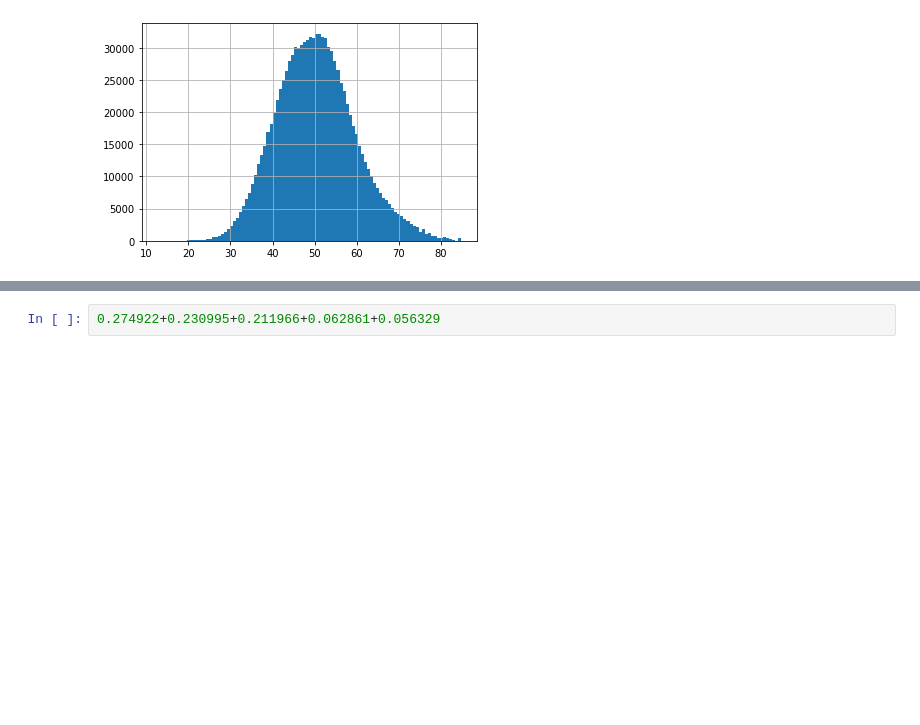
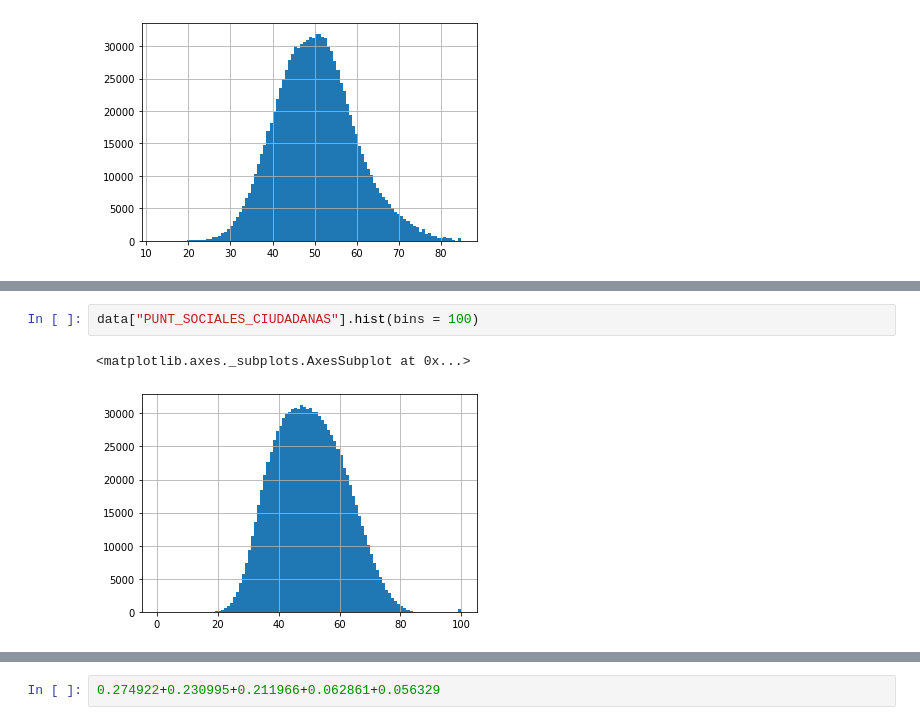
Before and after one commit to dsgantivac/DataMiningProject, a Jupyter notebook: Analisis exploratorio Reduced.ipynb, the cells around one changed output, grey strips where cells are left out. Drawn from its saved outputs; the diff is of its cells as text; blank space fills up the shorter version.

```diff
--- a/Analisis exploratorio Reduced.ipynb
+++ b/Analisis exploratorio Reduced.ipynb
@@ -240,0 +281,5 @@ dtype: int64
+# %%
+data["PUNT_SOCIALES_CIUDADANAS"].hist(bins = 100)
+# %% [output]
+<matplotlib.axes._subplots.AxesSubplot at 0x...>
+[figure, added]
```
Also changed, not shown: parts of 47 cells of this notebook, 2 other files.
